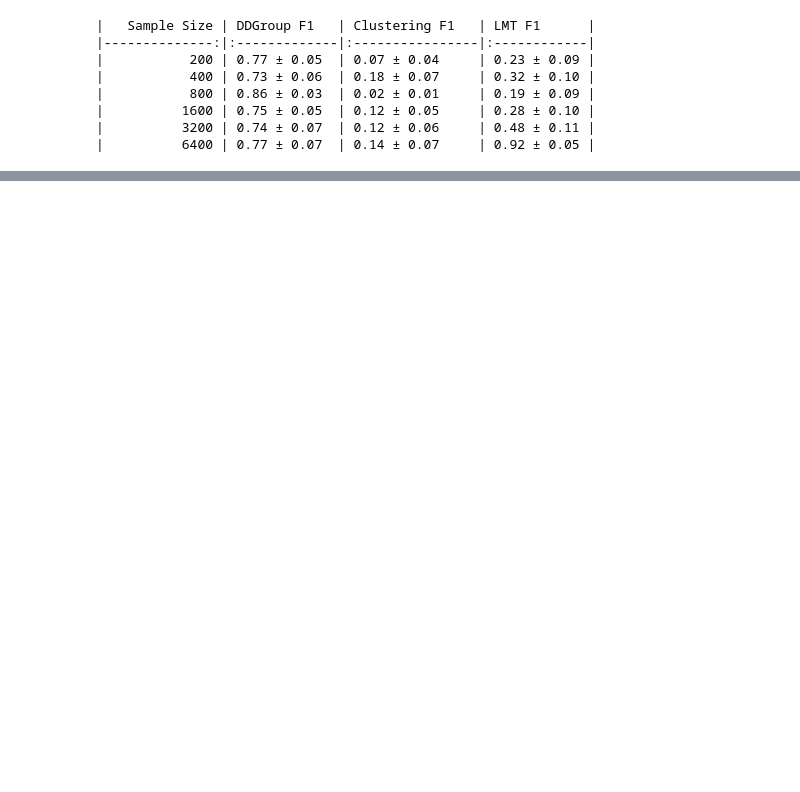
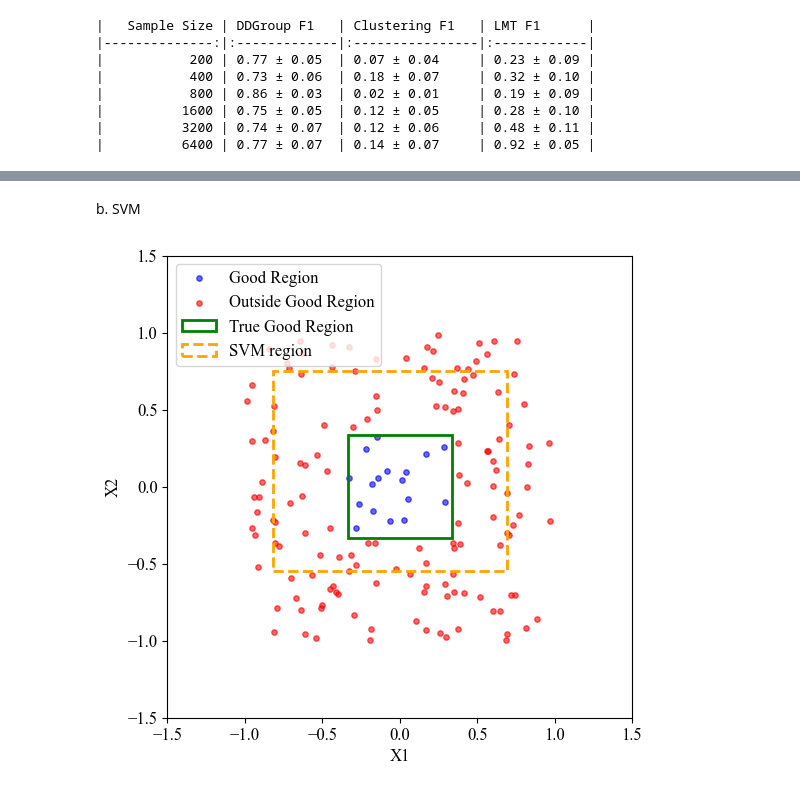
Before and after one commit to olivervu25/Assignment2_MXN442, a Jupyter notebook: performance_vs_n.ipynb, the cells around one changed output, grey strips where cells are left out. Drawn from its saved outputs; the diff is of its cells as text; code cells hidden in the pictures; blank space fills up the shorter version.

```diff
--- a/performance_vs_n.ipynb
+++ b/performance_vs_n.ipynb
@@ -135,12 +114,19 @@ np.random.seed(100)
 res_dict = {n: [] for n in ns}
 cluster_res_dict = {n: [] for n in ns}
 lmt_res_dict = {n: [] for n in ns}
-xgb_res_dict = {n: [] for n in ns}
+
+data_storage_paper = {n: {"X_train": [], "X_val": [], "Y_train": [], "Y_val": []} for n in ns}
 
 for n in tqdm(ns):
     for rep in range(num_trials):
         X, Y = gen_data(n, d, std_in, std_out, beta, R, B)
         X_train, X_val, Y_train, Y_val = train_test_split(X, Y, test_size=0.2, random_state=100)
+
+        # Save the generated data for later use
+        data_storage_paper[n]["X_train"].append(X_train)
+        data_storage_paper[n]["X_val"].append(X_val)
+        data_storage_paper[n]["Y_train"].append(Y_train)
+        data_storage_paper[n]["Y_val"].append(Y_val)
 
         # DDGroup
         n_core = int(len(Y_train) / 20)
@@ -736,0 +764,8 @@ print(table)
+# %% [markdown]
+b. SVM
+# %%
+R_hat = svm_res_dict[n][rep]
+
+plot_region_with_colors(X_train, Y_train, R, R_hat, title=f"GBM Region for n={n}, rep={rep}", label="SVM region")
+# %% [output]
+[figure, added]
```
Also changed, not shown: parts of 41 cells of this notebook, 9 other files.
